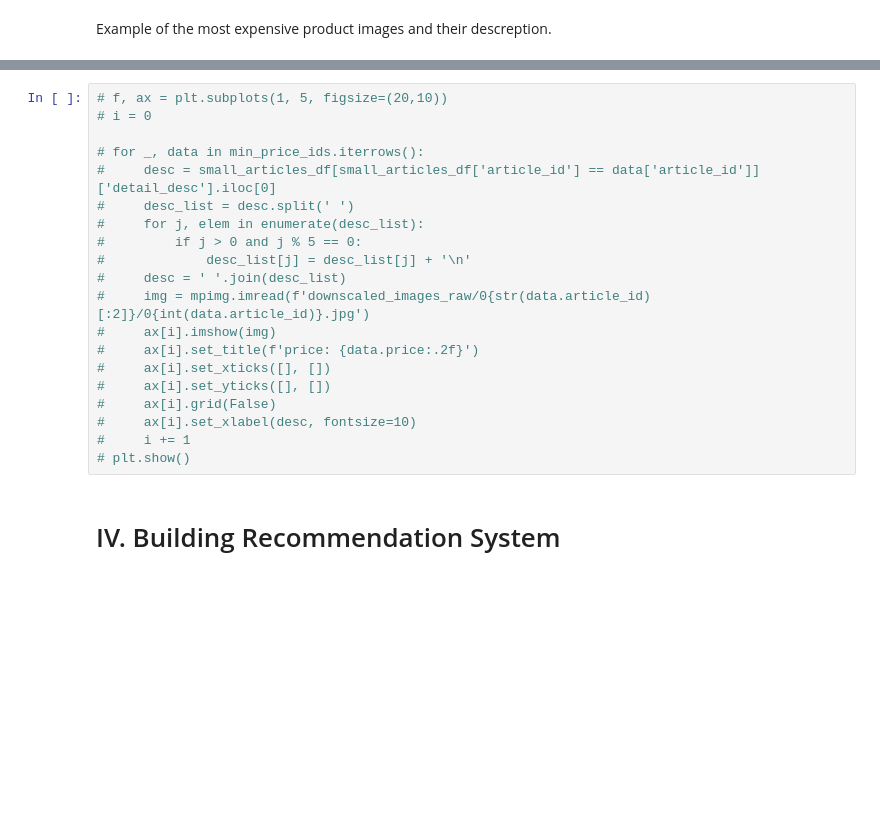
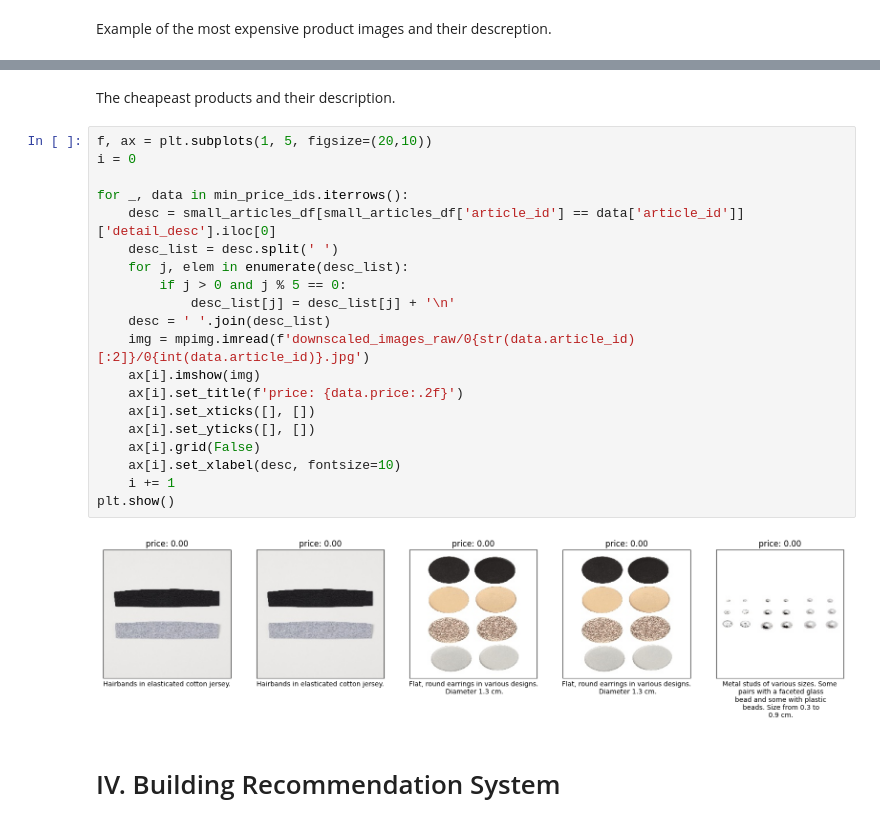
Before and after one commit to GiangNguyenn/FinalAssignmentGroup03, a Jupyter notebook: refactor_asm_3.ipynb, the cells around one changed output, grey strips where cells are left out. Saved outputs shown, nothing was run; the diff lists cells and outputs as text; blank space fills up the shorter version.

```diff
--- a/refactor_asm_3.ipynb
+++ b/refactor_asm_3.ipynb
@@ -566,23 +568,27 @@ Example of the most expensive product images and their descreption.
+# %% [markdown]
+The cheapeast products and their description.
 # %%
-# f, ax = plt.subplots(1, 5, figsize=(20,10))
-# i = 0
+f, ax = plt.subplots(1, 5, figsize=(20,10))
+i = 0
 
-# for _, data in min_price_ids.iterrows():
-#     desc = small_articles_df[small_articles_df['article_id'] == data['article_id']]['detail_desc'].iloc[0]
-#     desc_list = desc.split(' ')
-#     for j, elem in enumerate(desc_list):
-#         if j > 0 and j % 5 == 0:
-#             desc_list[j] = desc_list[j] + '\n'
-#     desc = ' '.join(desc_list)
-#     img = mpimg.imread(f'downscaled_images_raw/0{str(data.article_id)[:2]}/0{int(data.article_id)}.jpg')
-#     ax[i].imshow(img)
-#     ax[i].set_title(f'price: {data.price:.2f}')
-#     ax[i].set_xticks([], [])
-#     ax[i].set_yticks([], [])
-#     ax[i].grid(False)
-#     ax[i].set_xlabel(desc, fontsize=10)
-#     i += 1
-# plt.show()
+for _, data in min_price_ids.iterrows():
+    desc = small_articles_df[small_articles_df['article_id'] == data['article_id']]['detail_desc'].iloc[0]
+    desc_list = desc.split(' ')
+    for j, elem in enumerate(desc_list):
+        if j > 0 and j % 5 == 0:
+            desc_list[j] = desc_list[j] + '\n'
+    desc = ' '.join(desc_list)
+    img = mpimg.imread(f'downscaled_images_raw/0{str(data.article_id)[:2]}/0{int(data.article_id)}.jpg')
+    ax[i].imshow(img)
+    ax[i].set_title(f'price: {data.price:.2f}')
+    ax[i].set_xticks([], [])
+    ax[i].set_yticks([], [])
+    ax[i].grid(False)
+    ax[i].set_xlabel(desc, fontsize=10)
+    i += 1
+plt.show()
+# %% [output]
+[figure, added]
 # %% [markdown]
 # IV. Building Recommendation System
 # %% [markdown]
```
Also changed, not shown: parts of 14 cells of this notebook.
